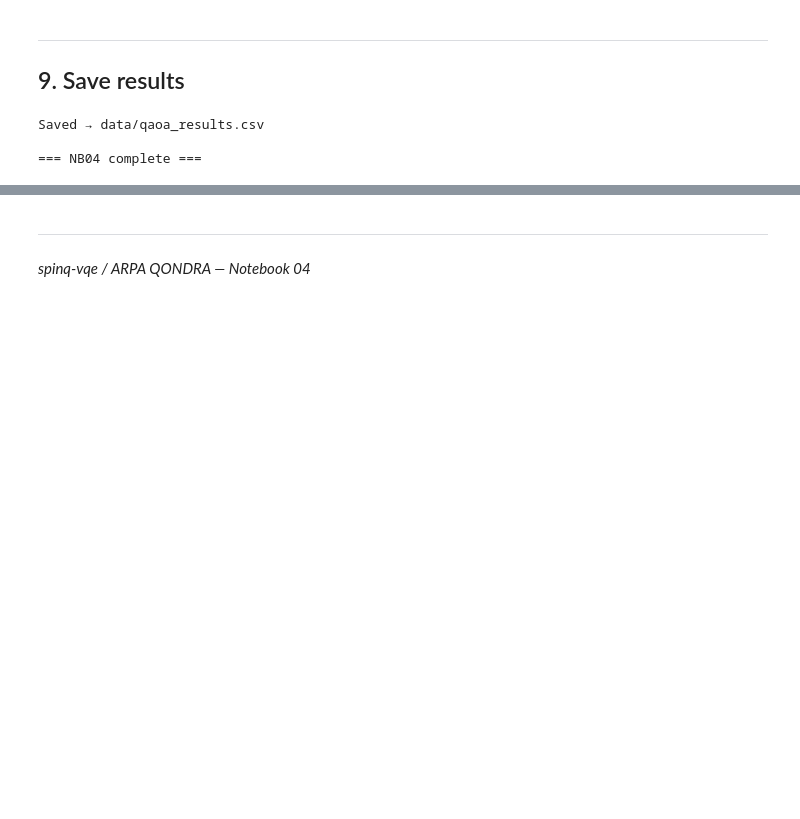
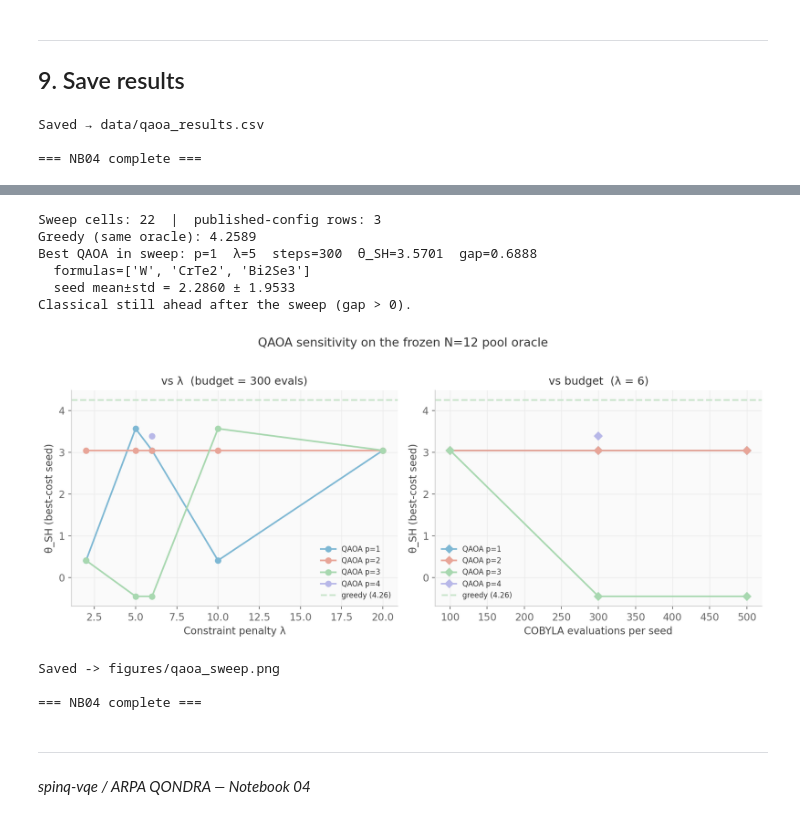
Before and after one commit to ARPAQLS/spinq-vqe, a Jupyter notebook: notebooks/04_soc_qaoa.ipynb, the cells around one changed output, grey strips where cells are left out. Cells and saved outputs as stored; diff of their text form; code cells hidden in the pictures; blank space fills up the shorter version.

```diff
--- a/notebooks/04_soc_qaoa.ipynb
+++ b/notebooks/04_soc_qaoa.ipynb
@@ -495,3 +503,42 @@ Saved → data/qaoa_results.csv
+# %%
+from pathlib import Path
+
+sweep_path = Path('..') / 'data' / 'qaoa_sweep.csv'
+rows = qaoa.load_qaoa_sweep(sweep_path)
+best = qaoa.sweep_best_row(rows)
+greedy_total = float(rows[0]['greedy_theta_sh'])
+n_pub = sum(int(r['published_config']) for r in rows)
+
+print(f'Sweep cells: {len(rows)}  |  published-config rows: {n_pub}')
+print(f'Greedy (same oracle): {greedy_total:.4f}')
+print(
+    f"Best QAOA in sweep: p={best['p']}  λ={float(best['lam']):g}  "
+    f"steps={best['n_optimizer_steps']}  θ_SH={float(best['best_theta_sh']):.4f}  "
+    f"gap={float(best['gap_to_greedy']):.4f}"
+)
+print(f"  formulas={best['selected_formulas']}")
+print(f"  seed mean±std = {float(best['mean_theta_sh']):.4f} ± {float(best['std_theta_sh']):.4f}")
+if float(best['gap_to_greedy']) > 1e-6:
+    print('Classical still ahead after the sweep (gap > 0).')
+else:
+    print('QAOA matched or beat greedy under at least one sweep cell.')
+
+fig = utils.plot_qaoa_sweep(rows, save_path='../figures/qaoa_sweep.png')
+plt.show()
+print('Saved -> figures/qaoa_sweep.png')
+print()
+print('=== NB04 complete ===')
+# %% [output]
+Sweep cells: 22  |  published-config rows: 3
+Greedy (same oracle): 4.2589
+Best QAOA in sweep: p=1  λ=5  steps=300  θ_SH=3.5701  gap=0.6888
+  formulas=['W', 'CrTe2', 'Bi2Se3']
+  seed mean±std = 2.2860 ± 1.9533
+Classical still ahead after the sweep (gap > 0).
+[figure, added]
+Saved -> figures/qaoa_sweep.png
+
+=== NB04 complete ===
 # %% [markdown]
 ---
 *spinq-vqe / ARPA QONDRA — Notebook 04*
```
Also changed, not shown: parts of 2 cells of this notebook, 16 other files.
